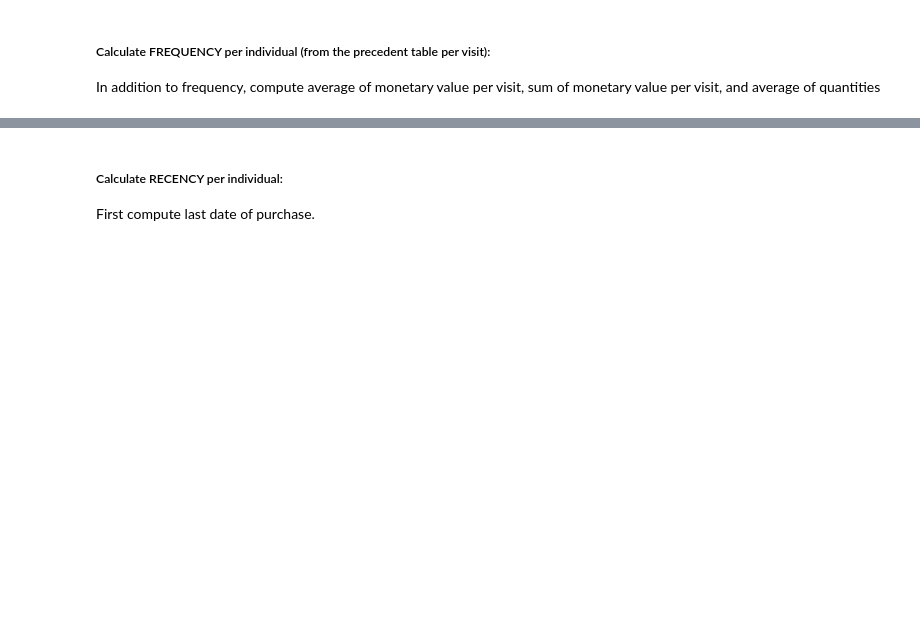
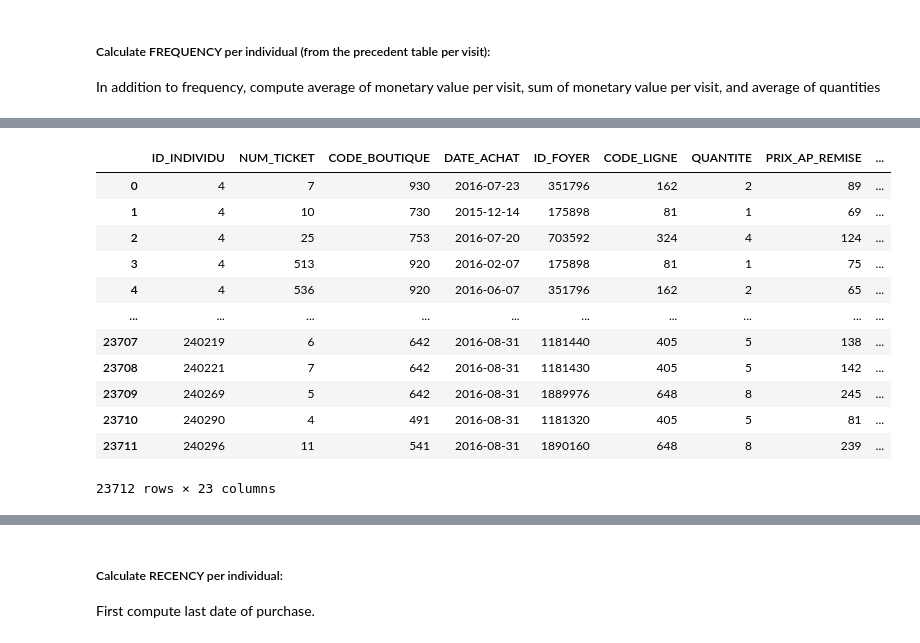
Before and after one commit to lucasmonteiro4/Marketing_Econometrics, a Jupyter notebook: Notebook_project1_practical_work_empty.ipynb, the cells around one changed output, grey strips where cells are left out. Saved outputs shown, nothing was run; the diff lists cells and outputs as text; code cells hidden in the pictures; blank space fills up the shorter version.

```diff
--- a/Notebook_project1_practical_work_empty.ipynb
+++ b/Notebook_project1_practical_work_empty.ipynb
@@ -859,2 +849,6 @@ dtype: int64
+# %%
+FREQUENCY = pd.DataFrame(FREQUENCY).reset_index()
+# %%
+FREQUENCY = FREQUENCY.rename(columns={0: 'NB_VISITS'})
 # %%
 AVG_QUANT = VISIT_VALUE.groupby(['ID_INDIVIDU']).QUANTITE.agg('mean')
@@ -871,2 +871,16 @@ Name: QUANTITE, dtype: float64
 # %%
-VISIT_VALUE = CUSTOMER.merge(CUSTOMER_ADDITIONAL[['ID_INDIVIDU', 'CODE_MAGASIN']], left_on='ID_INDIVIDU', right_on='ID_INDIVIDU')
+VISIT_VALUE = VISIT_VALUE.merge(FREQUENCY, left_on='ID_INDIVIDU', right_on='ID_INDIVIDU')
+# %% [output]
+|  | ID_INDIVIDU | NUM_TICKET | CODE_BOUTIQUE | DATE_ACHAT | ID_FOYER | CODE_LIGNE | QUANTITE | PRIX_AP_REMISE | ... |
+| 0 | 4 | 7 | 930 | 2016-07-23 | 351796 | 162 | 2 | 89 | ... |
+| 1 | 4 | 10 | 730 | 2015-12-14 | 175898 | 81 | 1 | 69 | ... |
+| 2 | 4 | 25 | 753 | 2016-07-20 | 703592 | 324 | 4 | 124 | ... |
+| 3 | 4 | 513 | 920 | 2016-02-07 | 175898 | 81 | 1 | 75 | ... |
+| 4 | 4 | 536 | 920 | 2016-06-07 | 351796 | 162 | 2 | 65 | ... |
+| ... | ... | ... | ... | ... | ... | ... | ... | ... | ... |
+| 23707 | 240219 | 6 | 642 | 2016-08-31 | 1181440 | 405 | 5 | 138 | ... |
+| 23708 | 240221 | 7 | 642 | 2016-08-31 | 1181430 | 405 | 5 | 142 | ... |
+| 23709 | 240269 | 5 | 642 | 2016-08-31 | 1889976 | 648 | 8 | 245 | ... |
+| 23710 | 240290 | 4 | 491 | 2016-08-31 | 1181320 | 405 | 5 | 81 | ... |
+| 23711 | 240296 | 11 | 541 | 2016-08-31 | 1890160 | 648 | 8 | 239 | ... |
+23712 rows × 23 columns
```
Also changed, not shown: parts of 5 cells of this notebook.
